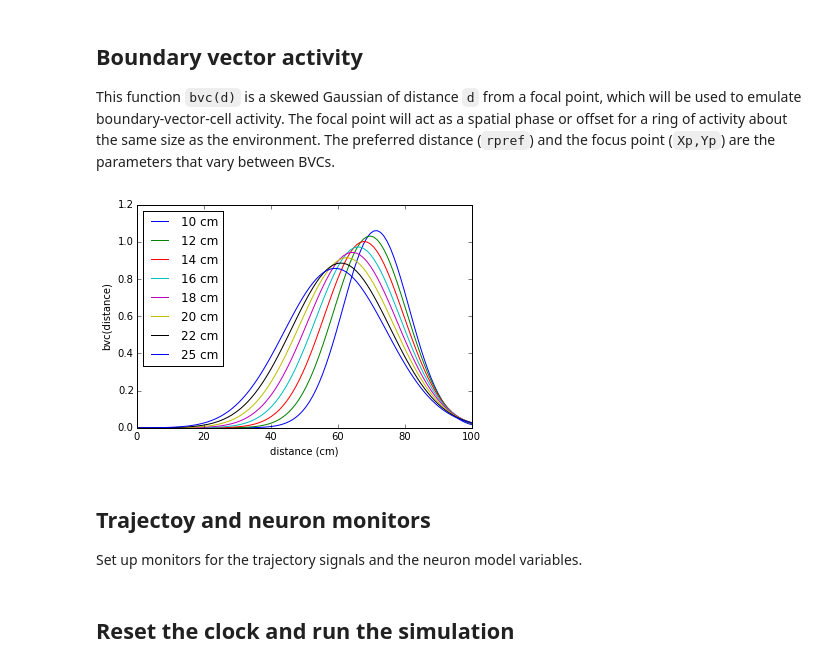
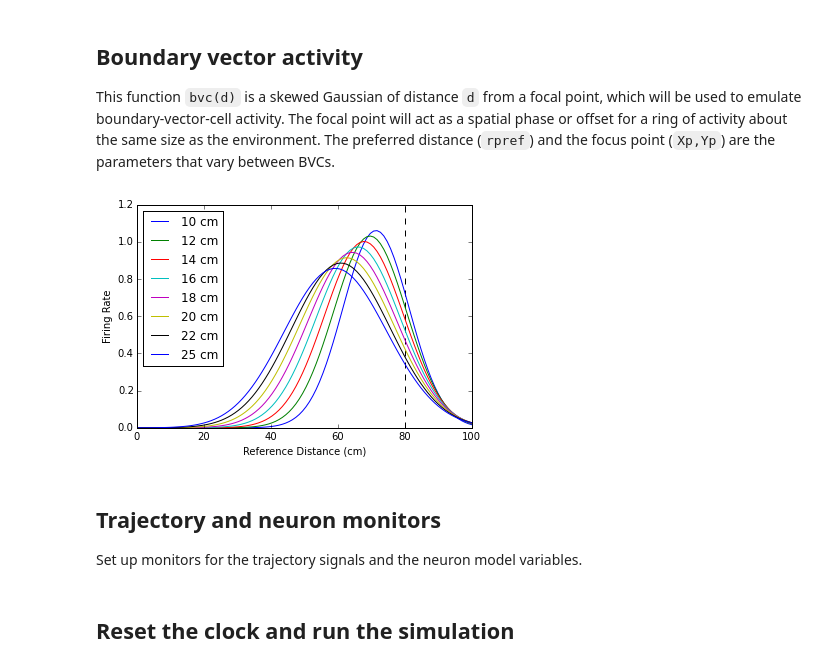
Before and after one commit to jdmonaco/lcomodel, a Jupyter notebook: notebooks/rate_bvc.ipynb, the cells around one changed output. Saved outputs shown, nothing was run; the diff lists cells and outputs as text; code cells hidden in the pictures.

```diff
--- a/notebooks/rate_bvc.ipynb
+++ b/notebooks/rate_bvc.ipynb
@@ -79,16 +85,18 @@ This function `bvc(d)` is a skewed Gaussian of distance `d` from a focal point,
 # %%
 def bvc(D, rpref=20 * cm, width=10*cm):
     width = sqrt(width * rpref)
     return 1.2 * (D / D_arena) * exp(-(D - D_arena + rpref)**2 / (2 * width**2))
 
 # Plot bvc(d) for different values of g_radius
 def plot_bvc_function():
     x = linspace(0,100,100) * cm
     for r in np.linspace(BVC_rpref_min, BVC_rpref_max, 8):
         plt.plot(x / cm, bvc(x, rpref=r), label='%d cm' % (r / cm))
-    plt.xlabel('distance (cm)')
-    plt.ylabel('bvc(distance)')
+    plt.vlines([80], 0, 1.2, linestyles='--', zorder=-10)
+    plt.xlabel('Reference Distance (cm)')
+    plt.ylabel('Firing Rate')
     plt.legend(loc='upper left');
-plot_bvc_function()
+    return plt.gcf()
+f = plot_bvc_function()
 # %% [output]
-[figure, old version]
+[figure, new version]
@@ -95,5 +109,5 @@ plot_bvc_function()
 # %% [markdown]
-## Trajectoy and neuron monitors
+## Trajectory and neuron monitors
 Set up monitors for the trajectory signals and the neuron model variables.
 # %%
 mon = StateMonitor(BVC, ('f', 'D'), record=True)
```
Also changed, not shown: parts of 11 cells of this notebook, 10 other files.
